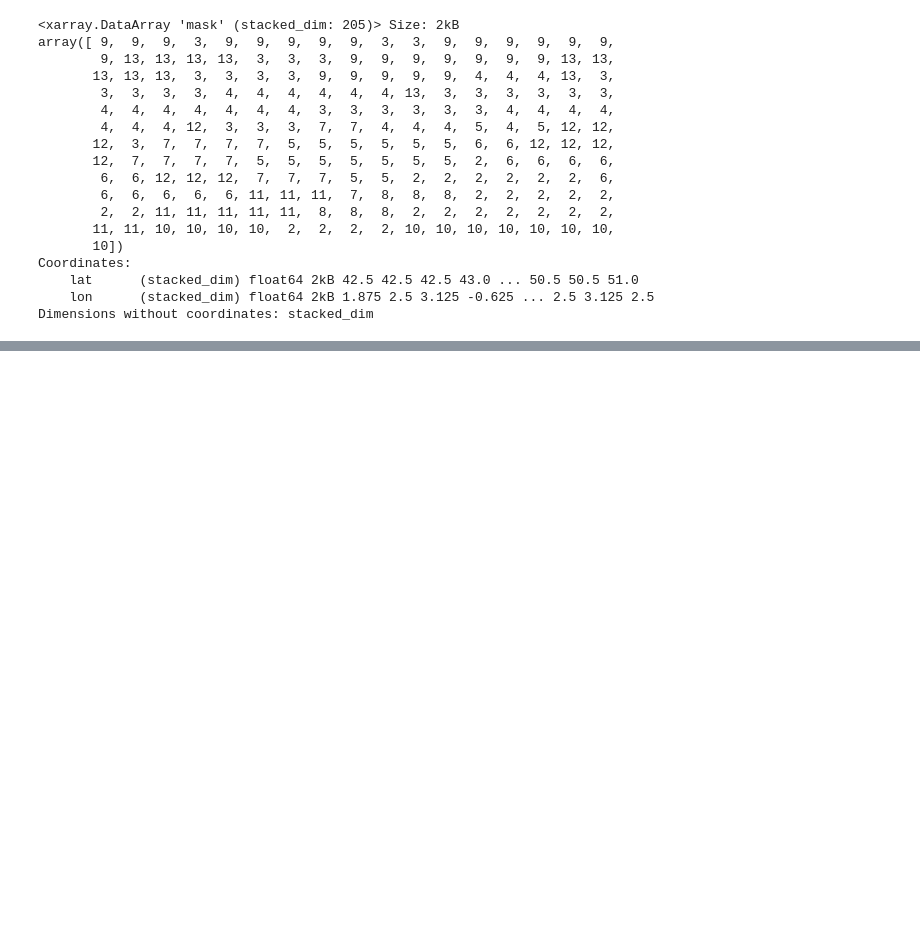
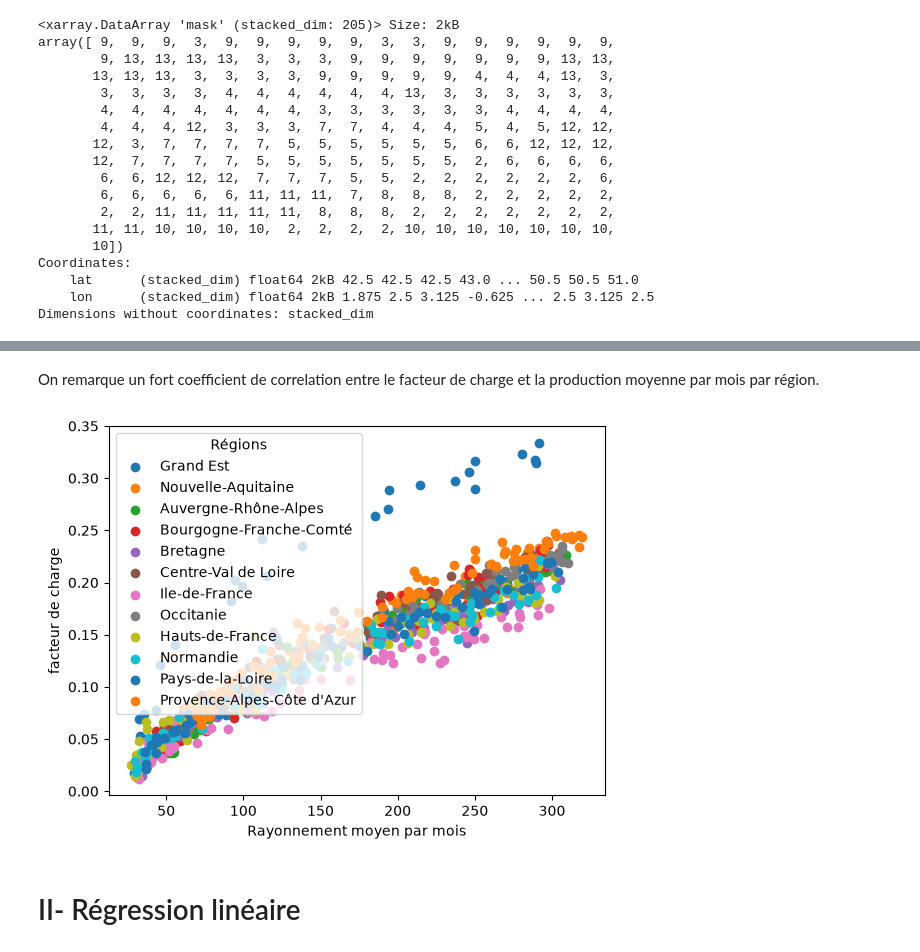
Before and after one commit to Troisieme-111/VRE-France-project, a Jupyter notebook: project_vre.ipynb, the cells around one changed output, grey strips where cells are left out. Drawn from its saved outputs; the diff is of its cells as text; code cells hidden in the pictures; blank space fills up the shorter version.

Commit message:
Agent Host changes for agents/prediction-par-point-ou-region (#1)
Co-authored-by: Troisieme-111 <christianhenoc88@gamil.com>

```diff
--- a/project_vre.ipynb
+++ b/project_vre.ipynb
@@ -176,0 +150,4 @@ Chaque region a chaque mois *un facteur de charge*
+# %%
+df_monthly_reg = da_monthly_reg.to_pandas()
+df_monthly_reg = df_monthly_reg.rename(columns={'PACA':"Provence-Alpes-Côte d'Azur"})
+df_monthly_reg
@@ -176,0 +169,2 @@ Chaque region a chaque mois *un facteur de charge*
+# %%
+df_energy_join, df_monthly_reg_join = df_energy.align(df_monthly_reg, join='inner', axis=0) # avoir les mêmes indexes
@@ -176,0 +190,11 @@ Chaque region a chaque mois *un facteur de charge*
+# %%
+regions = ['Grand Est', 'Nouvelle-Aquitaine', 'Auvergne-Rhône-Alpes',
+       'Bourgogne-Franche-Comté', 'Bretagne', 'Centre-Val de Loire',
+       'Ile-de-France', 'Occitanie', 'Hauts-de-France', 'Normandie',
+       'Pays-de-la-Loire', "Provence-Alpes-Côte d'Azur"]
+
+list_corr = {}
+for region in regions:
+    list_corr[region] = np.corrcoef(df_energy_join[region], df_monthly_reg_join[region])[0, 1]
+
+list_corr
@@ -176,0 +214,14 @@ Chaque region a chaque mois *un facteur de charge*
+# %% [markdown]
+On remarque un fort coefficient de correlation entre le facteur de charge et la production moyenne par mois par région.
+# %%
+for col in regions:
+    plt.scatter(df_monthly_reg_join[col], df_energy_join[col], label=col)
+
+plt.xlabel('Rayonnement moyen par mois')
+plt.ylabel('facteur de charge')
+plt.legend(title='Régions')
+plt.show()
+# %% [output]
+[figure, added]
+# %% [markdown]
+# II- Régression linéaire
```
Also changed, not shown: parts of 19 cells of this notebook.
